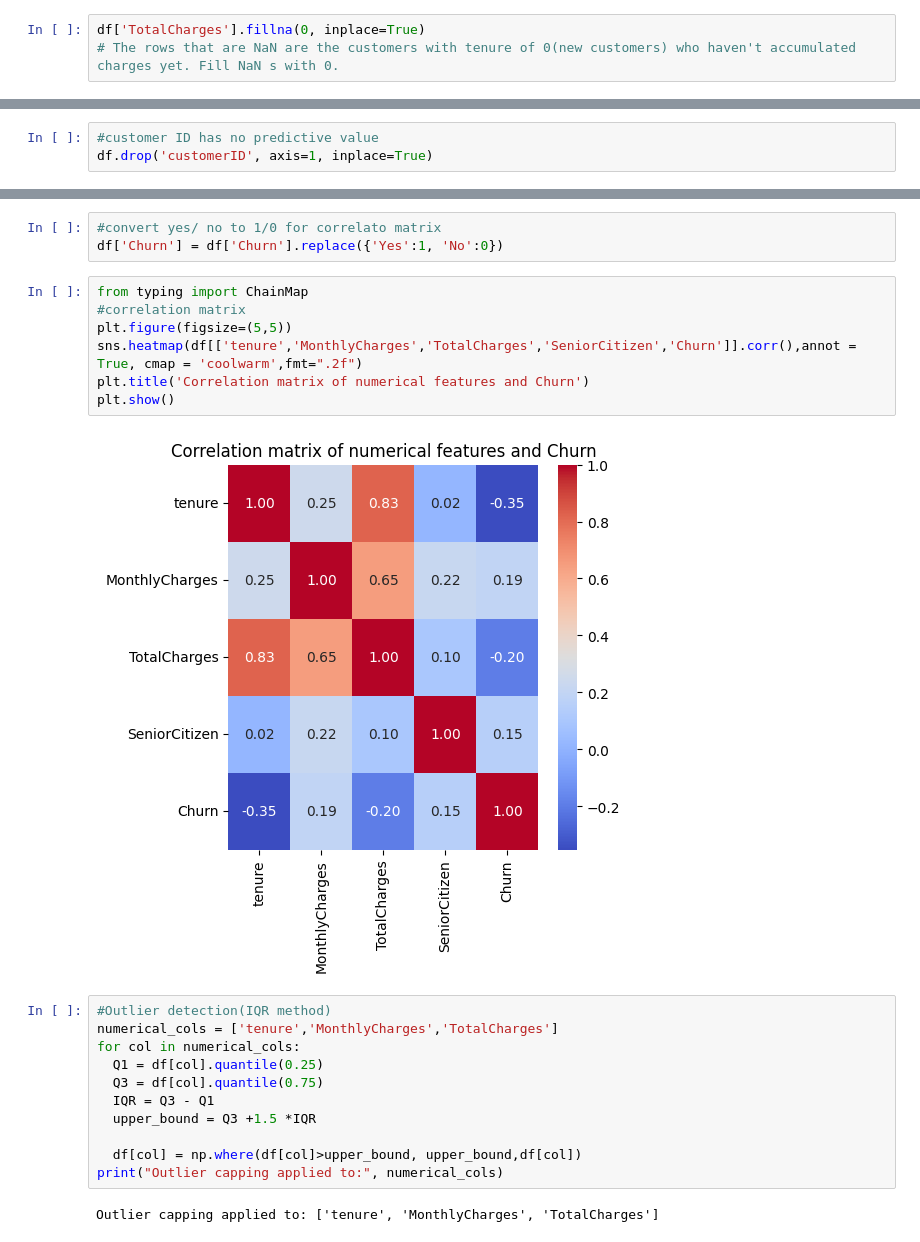
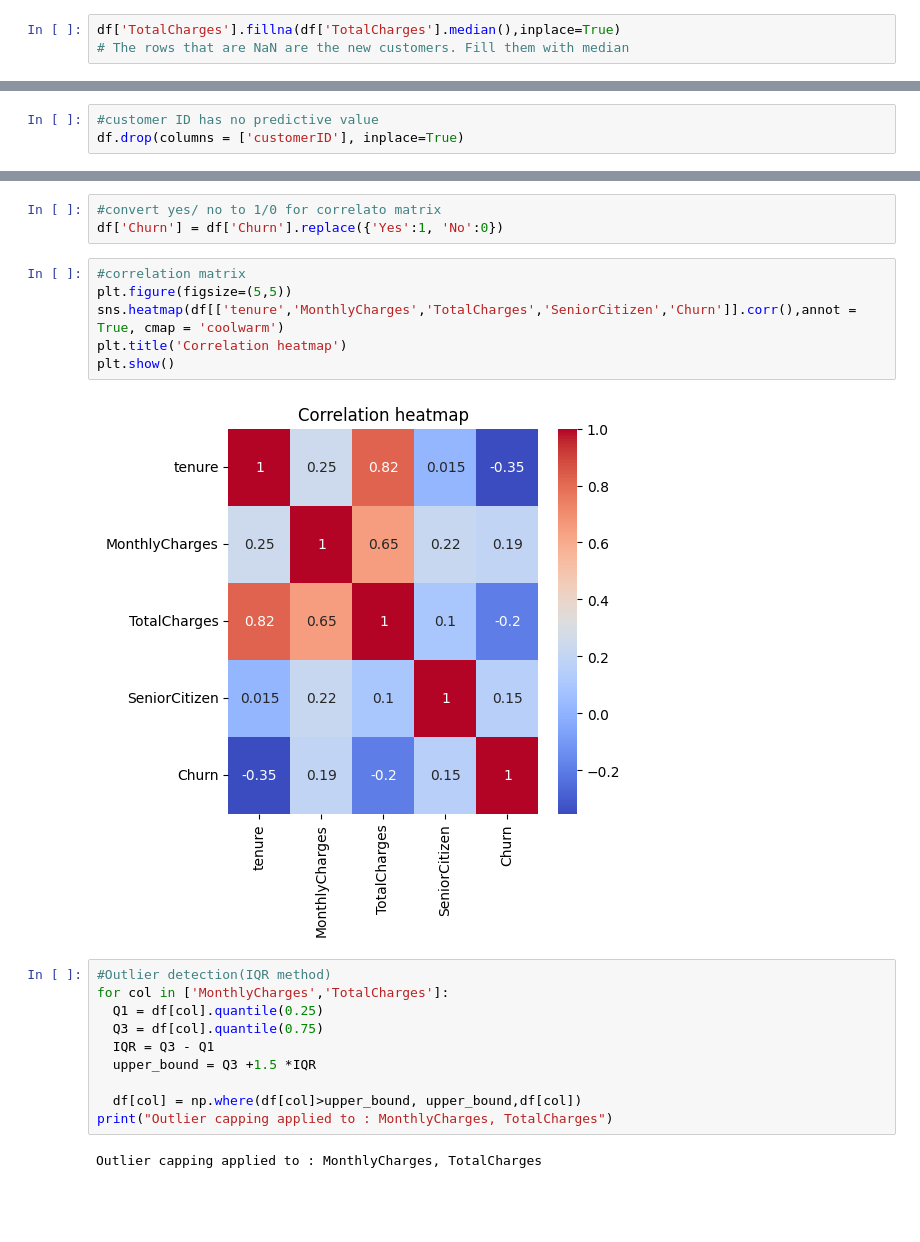
Before and after one commit to Naduli48/Telco_customer_churn_prediction, a Jupyter notebook: Telco_customer_churn_prediction.ipynb, the cells around one changed output, grey strips where cells are left out. Cells and saved outputs as stored; diff of their text form; blank space fills up the shorter version.

```diff
--- a/Telco_customer_churn_prediction.ipynb
+++ b/Telco_customer_churn_prediction.ipynb
@@ -52,8 +64,8 @@ memory usage: 1.1+ MB
 df['TotalCharges'] = pd.to_numeric(df['TotalCharges'], errors = 'coerce')
  #errors = 'coerce' argumebt tells pandas to replace any string that cannot be concerted to a number with NaN.
 # %%
-df['TotalCharges'].fillna(0, inplace=True)
-# The rows that are NaN are the customers with tenure of 0(new customers) who haven't accumulated charges yet. Fill NaN s with 0.
+df['TotalCharges'].fillna(df['TotalCharges'].median(),inplace=True)
+# The rows that are NaN are the new customers. Fill them with median
 # %% [output]
 The behavior will change in pandas 3.0. This inplace method will never work because the intermediate object on which we are setting values always behaves as a copy.
 
@@ -64,3 +76,3 @@ For example, when doing 'df[col].method(value, inplace=True)', try using 'df.met
 # %%
 #customer ID has no predictive value
-df.drop('customerID', axis=1, inplace=True)
+df.drop(columns = ['customerID'], inplace=True)
@@ -192,24 +167,22 @@ plt.show()
 #convert yes/ no to 1/0 for correlato matrix
 df['Churn'] = df['Churn'].replace({'Yes':1, 'No':0})
 # %%
-from typing import ChainMap
 #correlation matrix
 plt.figure(figsize=(5,5))
-sns.heatmap(df[['tenure','MonthlyCharges','TotalCharges','SeniorCitizen','Churn']].corr(),annot = True, cmap = 'coolwarm',fmt=".2f")
-plt.title('Correlation matrix of numerical features and Churn')
+sns.heatmap(df[['tenure','MonthlyCharges','TotalCharges','SeniorCitizen','Churn']].corr(),annot = True, cmap = 'coolwarm')
+plt.title('Correlation heatmap')
 plt.show()
 # %% [output]
-[figure, old version]
+[figure, new version]
 # %%
 #Outlier detection(IQR method)
-numerical_cols = ['tenure','MonthlyCharges','TotalCharges']
-for col in numerical_cols:
+for col in ['MonthlyCharges','TotalCharges']:
   Q1 = df[col].quantile(0.25)
   Q3 = df[col].quantile(0.75)
   IQR = Q3 - Q1
   upper_bound = Q3 +1.5 *IQR
 
   df[col] = np.where(df[col]>upper_bound, upper_bound,df[col])
-print("Outlier capping applied to:", numerical_cols)
+print("Outlier capping applied to : MonthlyCharges, TotalCharges")
 # %% [output]
-Outlier capping applied to: ['tenure', 'MonthlyCharges', 'TotalCharges']
+Outlier capping applied to : MonthlyCharges, TotalCharges
```
Also changed, not shown: parts of 14 cells of this notebook.
